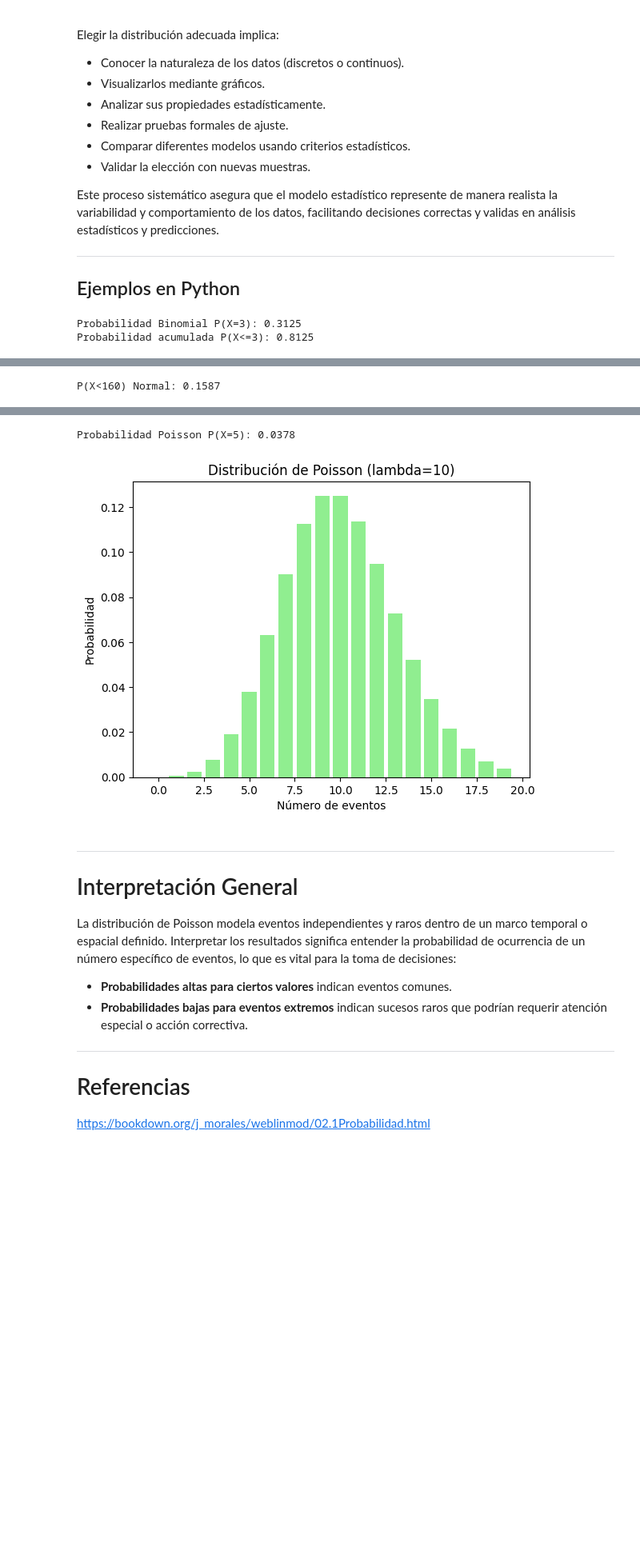
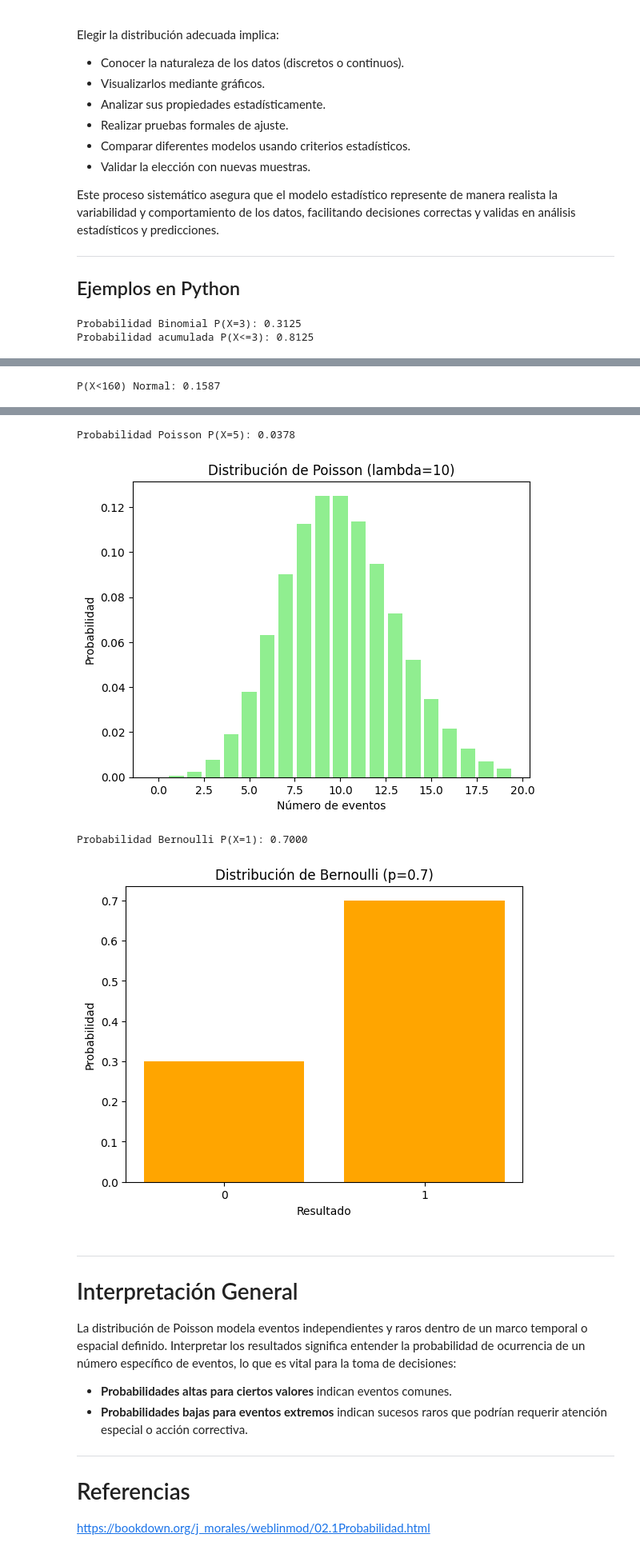
Before and after one commit to paranedagarcia/Cienciadedatos, a Jupyter notebook: 2.Estadistica/Distribucion de probabilidades.ipynb, the cells around one changed output, grey strips where cells are left out. Shown at 80% size. Drawn from its saved outputs; the diff is of its cells as text; code cells hidden in the pictures; blank space fills up the shorter version.

```diff
--- a/2.Estadistica/Distribucion de probabilidades.ipynb
+++ b/2.Estadistica/Distribucion de probabilidades.ipynb
@@ -606,7 +626,9 @@ import numpy as np
 import matplotlib.pyplot as plt
 from scipy.stats import binom, norm, poisson
 
+# ---------------------------------------------------------------
 # Distribución Binomial: P(obtener 3 caras en 5 lanzamientos)
+# ---------------------------------------------------------------
 prob_binomial = binom.pmf(3, n=5, p=0.5)
 print(f"Probabilidad Binomial P(X=3): {prob_binomial:.4f}")
 
@@ -623,39 +645,62 @@ plt.xlabel('Número de éxitos')
 plt.ylabel('Probabilidad')
 plt.show()
 
+# ---------------------------------------------------------------
 # Distribución Normal: calcular P(X < 160) cuando mu=170, sd=10
+# ---------------------------------------------------------------
 prob_normal = norm.cdf(160, loc=170, scale=10)
 print(f"P(X<160) Normal: {prob_normal:.4f}")
 
 # Graficar Distribución Normal
 x_norm = np.linspace(130, 210, 100)
 y_norm = norm.pdf(x_norm, loc=170, scale=10)
 plt.plot(x_norm, y_norm, color='red')
 plt.title('Distribución Normal (mu=170, sd=10)')
 plt.xlabel('Valor')
 plt.ylabel('Densidad de probabilidad')
 plt.show()
 
+# ---------------------------------------------------------------
 # Distribución de Poisson: P(X=5) cuando lambda=10
+# ---------------------------------------------------------------
 prob_poisson = poisson.pmf(5, mu=10)
 print(f"Probabilidad Poisson P(X=5): {prob_poisson:.4f}")
 
 # Graficar Distribución Poisson
 x_pois = np.arange(0, 20)
 y_pois = poisson.pmf(x_pois, mu=10)
 plt.bar(x_pois, y_pois, color='lightgreen')
 plt.title('Distribución de Poisson (lambda=10)')
 plt.xlabel('Número de eventos')
 plt.ylabel('Probabilidad')
 plt.show()
+
+# ---------------------------------------------------------------
+# distribucion de bernoulli: P(X=1) cuando p=0.7
+# ---------------------------------------------------------------
+from scipy.stats import bernoulli
+prob_bernoulli = bernoulli.pmf(1, p=0.7)
+print(f"Probabilidad Bernoulli P(X=1): {prob_bernoulli:.4f}")
+# Graficar Distribución Bernoulli
+x_bern = [0, 1]
+y_bern = bernoulli.pmf(x_bern, p=0.7)
+plt.bar(x_bern, y_bern, color='orange')
+plt.title('Distribución de Bernoulli (p=0.7)')
+plt.xlabel('Resultado')
+plt.ylabel('Probabilidad')
+plt.xticks(x_bern)
+plt.show()
+# ---------------------------------------------------------------
 # %% [output]
 Probabilidad Binomial P(X=3): 0.3125
 Probabilidad acumulada P(X<=3): 0.8125
 [figure]
 P(X<160) Normal: 0.1587
 [figure]
 Probabilidad Poisson P(X=5): 0.0378
 [figure]
+Probabilidad Bernoulli P(X=1): 0.7000
+[figure, added]
 # %% [markdown]
 ***
 
```
Also changed, not shown: parts of 3 cells of this notebook, 2 other files.
